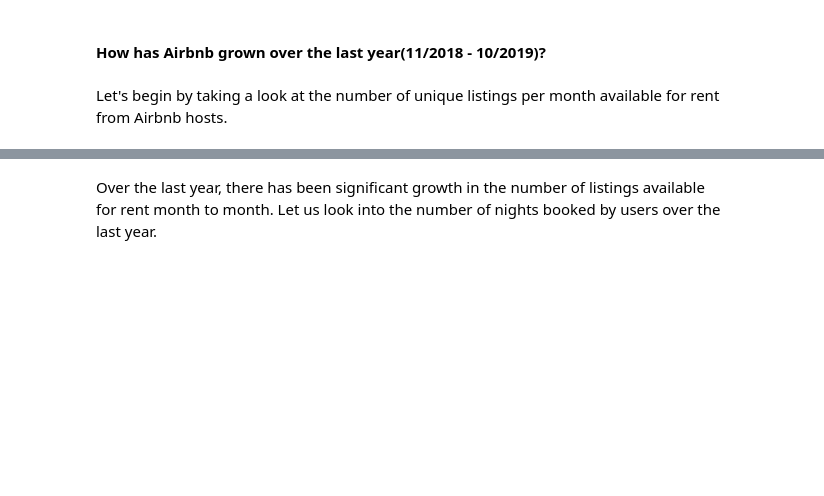
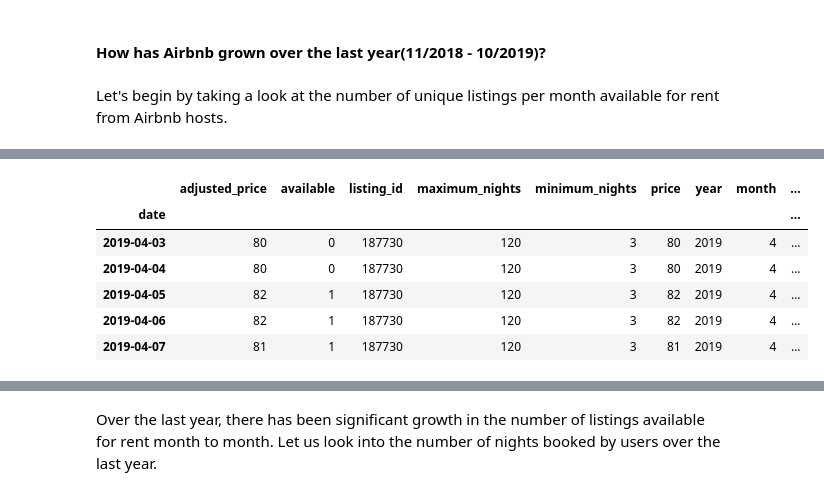
Before and after one commit to KishenSharma6/Airbnb-SF, a Jupyter notebook: Project Codes/03. Exploratory Data Analysis/12_27_2019_EDA.ipynb, the cells around one changed output, grey strips where cells are left out. Saved outputs shown, nothing was run; the diff lists cells and outputs as text; code cells hidden in the pictures; blank space fills up the shorter version.

```diff
--- a/Project Codes/03. Exploratory Data Analysis/12_27_2019_EDA.ipynb
+++ b/Project Codes/03. Exploratory Data Analysis/12_27_2019_EDA.ipynb
@@ -208,0 +196,19 @@ Let's begin by taking a look at the number of unique listings per month availabl
+# %%
+#Convert date to month year and add to calendar
+#calendar['month_year'] = pd.to_datetime(calendar['date']).dt.to_period('M') #would this work in time series?
+calendar.set_index('date', inplace=True)
+
+#Extract date info from index
+calendar['year'] = calendar.index.year
+calendar['month'] = calendar.index.month
+calendar['weekday'] = calendar.index.weekday_name
+
+calendar.head()
+# %% [output]
+|  | adjusted_price | available | listing_id | maximum_nights | minimum_nights | price | year | month | ... |
+| date |  |  |  |  |  |  |  |  | ... |
+| 2019-04-03 | 80 | 0 | 187730 | 120 | 3 | 80 | 2019 | 4 | ... |
+| 2019-04-04 | 80 | 0 | 187730 | 120 | 3 | 80 | 2019 | 4 | ... |
+| 2019-04-05 | 82 | 1 | 187730 | 120 | 3 | 82 | 2019 | 4 | ... |
+| 2019-04-06 | 82 | 1 | 187730 | 120 | 3 | 82 | 2019 | 4 | ... |
+| 2019-04-07 | 81 | 1 | 187730 | 120 | 3 | 81 | 2019 | 4 | ... |
```
Also changed, not shown: parts of 62 cells of this notebook.
